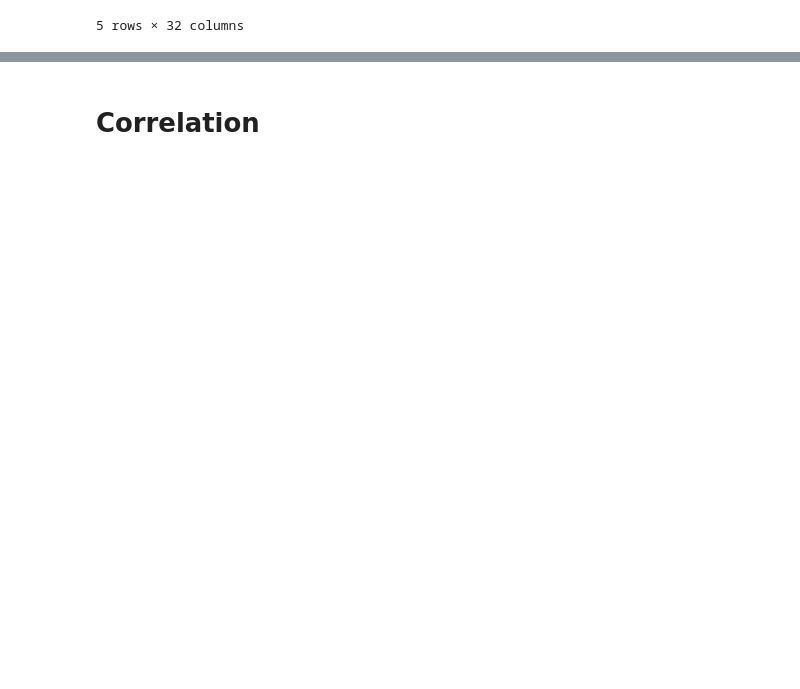
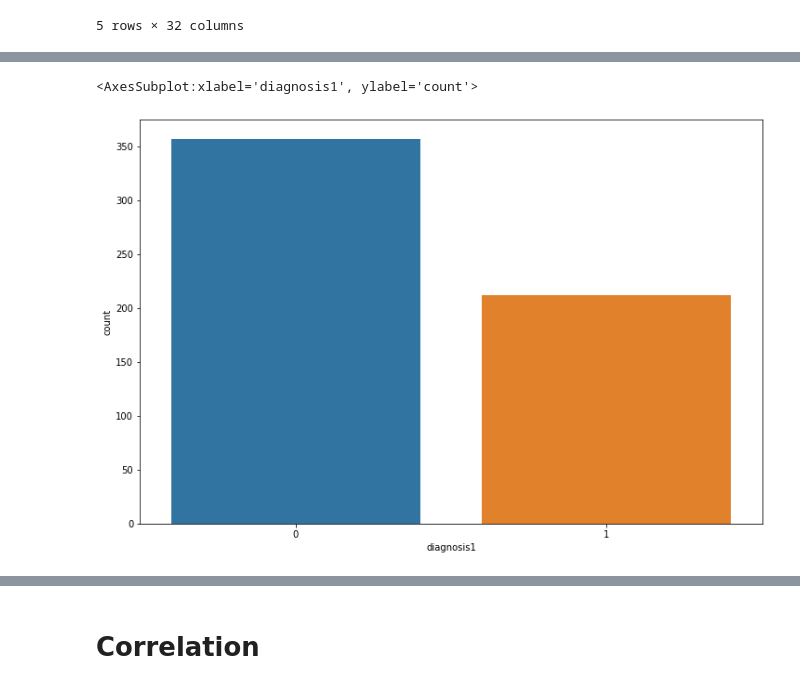
Before and after one commit to riya72/Breast, a Jupyter notebook: Breast.ipynb, the cells around one changed output, grey strips where cells are left out. Cells and saved outputs as stored; diff of their text form; code cells hidden in the pictures; blank space fills up the shorter version.

```diff
--- a/Breast.ipynb
+++ b/Breast.ipynb
@@ -331,5 +337,8 @@ sns.heatmap(Breast)
 # %%
 plt.figure(figsize=(12,8))
-sns.countplot(Breast["diagnosis1]"])
+sns.countplot(breast["diagnosis1"])
+# %% [output]
+<AxesSubplot:xlabel='diagnosis1', ylabel='count'>
+[figure, added]
 # %%
 plt.figure(figsize=(10,5))
```
Also changed, not shown: parts of 64 cells of this notebook.
